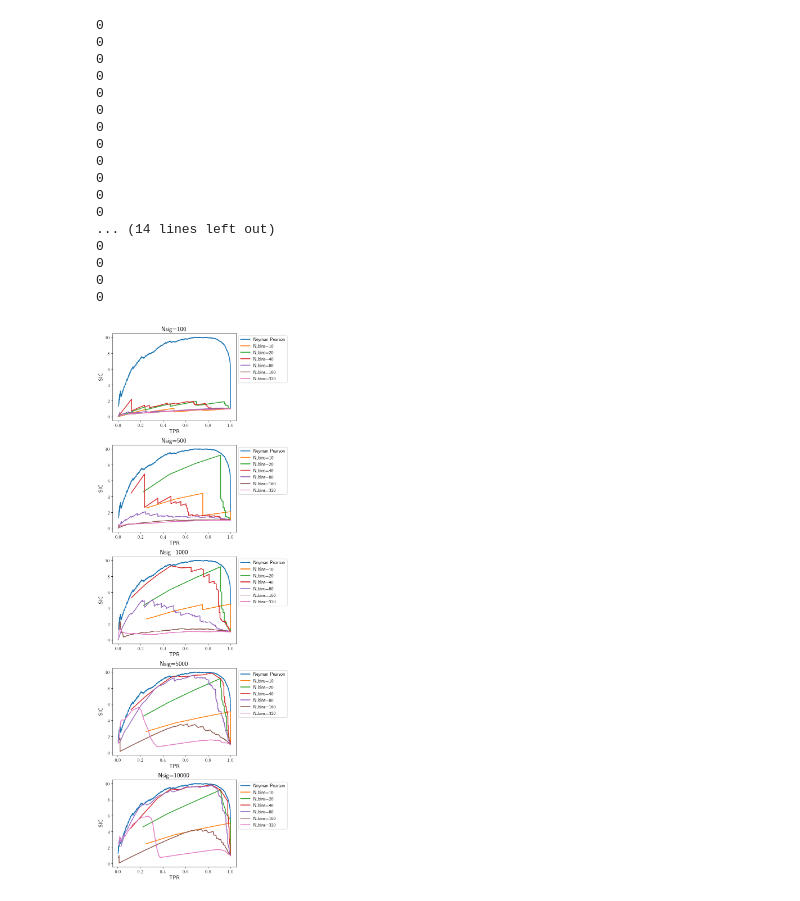
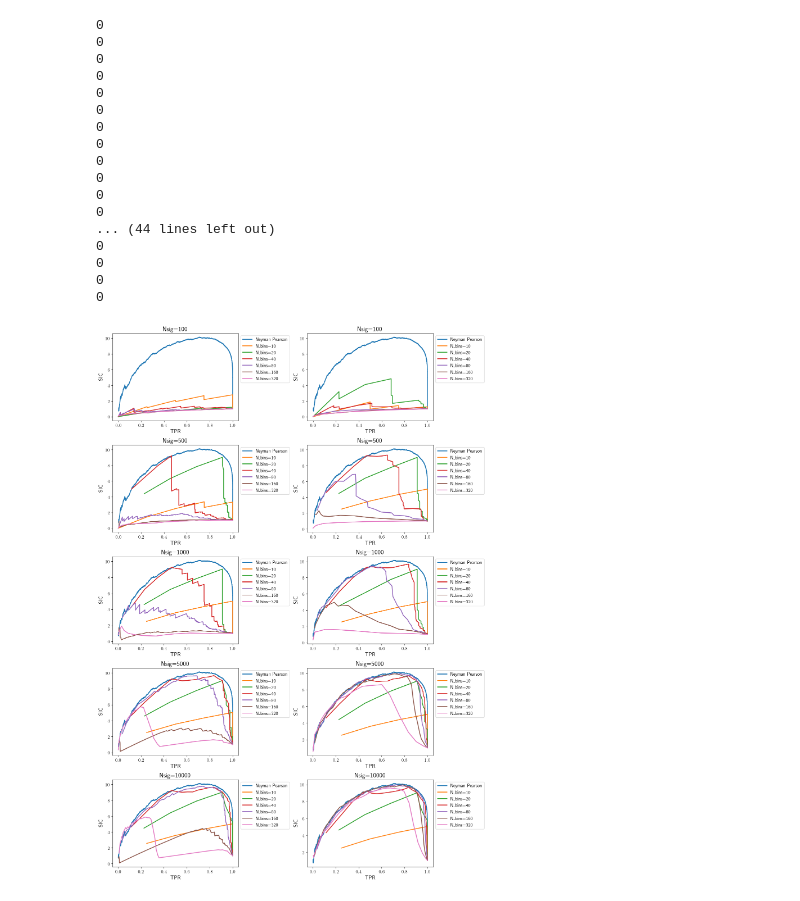
Before and after one commit to mariehein/look_everywhere_in_AD, a Jupyter notebook: binned_classifier.ipynb, the cells around one changed output. Drawn from its saved outputs; the diff is of its cells as text; code cells hidden in the pictures.

```diff
--- a/binned_classifier.ipynb
+++ b/binned_classifier.ipynb
@@ -71,11 +95,19 @@ def oned_sample(N, rv):
 sig_width = 0.5
 sig = stats.multivariate_normal(np.zeros(2), cov=[[sig_width**2, 0], [0,sig_width**2]])
 
-test = np.concatenate((sig.rvs(20000), oned_sample(100000, bkg)))
-test_labels = np.append(np.ones(20000), np.zeros(100000))
+test = np.concatenate((sig.rvs(100000), oned_sample(100000, bkg)))
+test_labels = np.append(np.ones(100000), np.zeros(100000))
 # %%
 def neyman_pearson(x, bkg, sig):
     return sig.pdf(x) / bkg.pdf(x[:,0]) / bkg.pdf(x[:,1])
+
+def plot_sic(ax, test_preds, test_labels, label):
+    fpr, tpr, _ = roc_curve(test_labels, test_preds)
+    ax.plot(tpr, tpr/np.sqrt(fpr), label=label)
+
+def plot_roc(ax, test_preds, test_labels, label):
+    fpr, tpr, _ = roc_curve(test_labels, test_preds)
+    ax.plot(tpr, 1/fpr, label=label)
 
 def weakly_supervised(Nbkg, Nsig, bins, test, bkg, sig):
     bins_edge = 10
@@ -84,38 +116,46 @@ def weakly_supervised(Nbkg, Nsig, bins, test, bkg, sig):
     model = classifier(bins, bins_edge, data, BT)
     return model.predict(test)
 
-def plot_roc(test_preds, test_labels, ax, label):
-    fpr, tpr, _ = roc_curve(test_labels, test_preds)
-    ax.plot(tpr, tpr/np.sqrt(fpr), label=label)
+def weakly_supervised_infstats_BT(Nbkg, Nsig, bins, test, bkg, sig):
+    bins_edge = 10
+    data =  np.concatenate((oned_sample(Nbkg, bkg), sig.rvs(Nsig)))
+    model = classifier_inf_statsBT(bins, bins_edge, data)
+    return model.predict(test)
 # %%
 N_sig = [100, 500, 1000, 5000, 10000]
 nbins = [10, 20, 40, 80, 160, 320]
-fig, ax = plt.subplots(len(N_sig), figsize=(7, 20))
+fig, ax = plt.subplots(len(N_sig),2, figsize=(14, 20))
 for i, s in enumerate(N_sig):
-    plot_roc(neyman_pearson(test, bkg, sig), test_labels, ax[i], "Neyman Pearson")
+    plot_roc(ax[i,0],neyman_pearson(test, bkg, sig), test_labels, "Neyman Pearson")
+    plot_roc(ax[i,1],neyman_pearson(test, bkg, sig), test_labels, "Neyman Pearson")
     for j, b in enumerate(nbins):
-        plot_roc(weakly_supervised(100000, s, b, test, bkg, sig), test_labels, ax[i], "N_bins="+str(b))
-    ax[i].set_xlabel("TPR")
-    ax[i].set_ylabel("SIC")
-    ax[i].set_title("Nsig="+str(s))
-    ax[i].legend(loc="upper left", bbox_to_anchor=(1,1))
+        plot_roc(ax[i,0],weakly_supervised(100000, s, b, test, bkg, sig), test_labels, "N_bins="+str(b))
+        plot_roc(ax[i,1],weakly_supervised_infstats_BT(100000, s, b, test, bkg, sig), test_labels, "N_bins="+str(b))
+    ax[i,0].set_xlabel("TPR")
+    ax[i,0].set_ylabel("SIC")
+    ax[i,0].set_title("Nsig="+str(s))
+    ax[i,0].legend(loc="upper left", bbox_to_anchor=(1,1))
+    ax[i,1].set_xlabel("TPR")
+    ax[i,1].set_ylabel("SIC")
+    ax[i,1].set_title("Nsig="+str(s))
+    ax[i,1].legend(loc="upper left", bbox_to_anchor=(1,1))
 fig.tight_layout()
 # %% [output]
 0
 0
 0
 0
 0
 0
 0
 0
 0
 0
 0
 0
-... (14 lines left out)
+... (44 lines left out)
 0
 0
 0
 0
-[figure, old version]
+[figure, new version]
```
Also changed, not shown: parts of 2 cells of this notebook, 7 other files.
